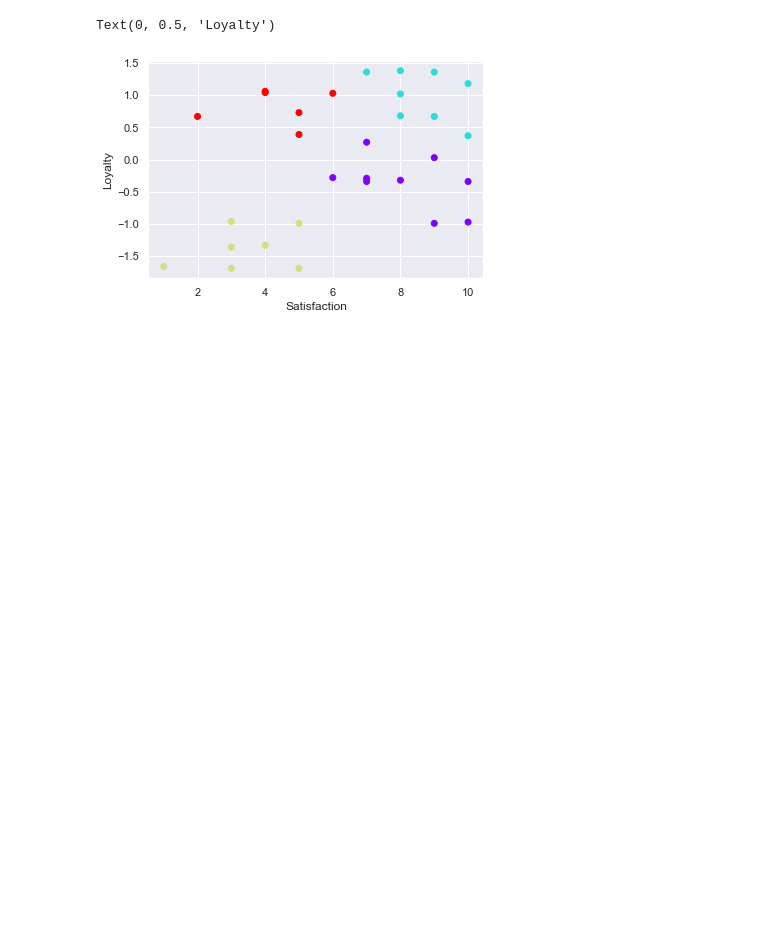
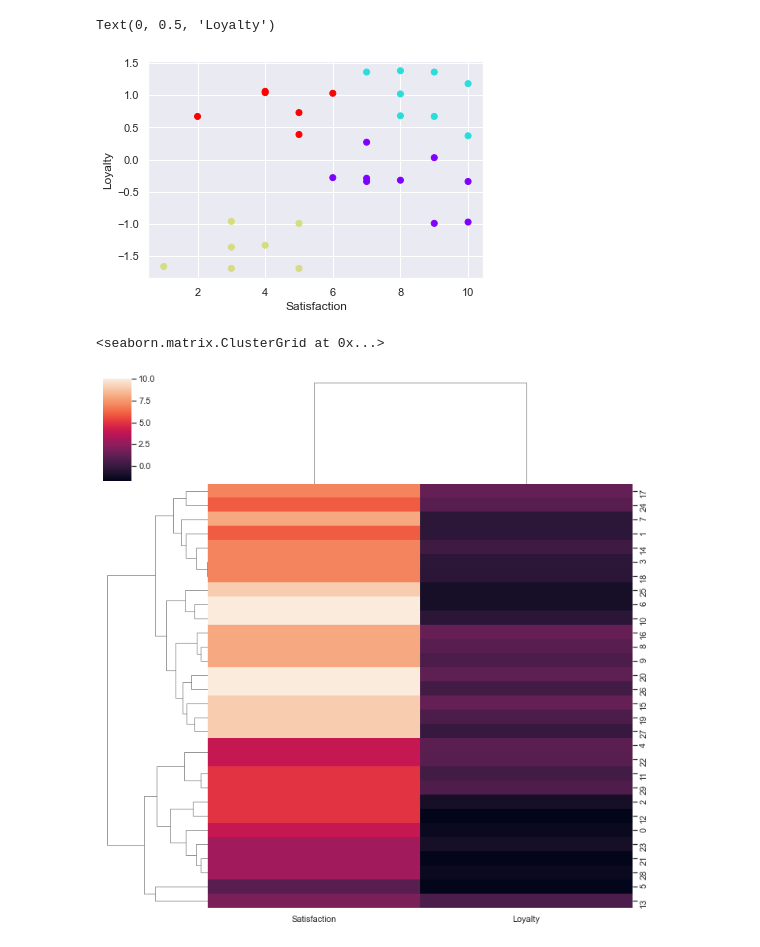
Before and after one commit to hasbiabdulmajid/KMeans_Clustering, a Jupyter notebook: Market Segmentation.ipynb, the cells around one changed output. Saved outputs shown, nothing was run; the diff lists cells and outputs as text; code cells hidden in the pictures; blank space fills up the shorter version.

Commit message:
Add Heatmap and Dendogram
add Heatmap and Dendogram using seaborn library

```diff
--- a/Market Segmentation.ipynb
+++ b/Market Segmentation.ipynb
@@ -174,3 +174,8 @@ plt.ylabel('Loyalty')
 # %% [output]
 Text(0, 0.5, 'Loyalty')
 [figure]
+# %%
+sns.clustermap(x)
+# %% [output]
+<seaborn.matrix.ClusterGrid at 0x...>
+[figure, added]
```
